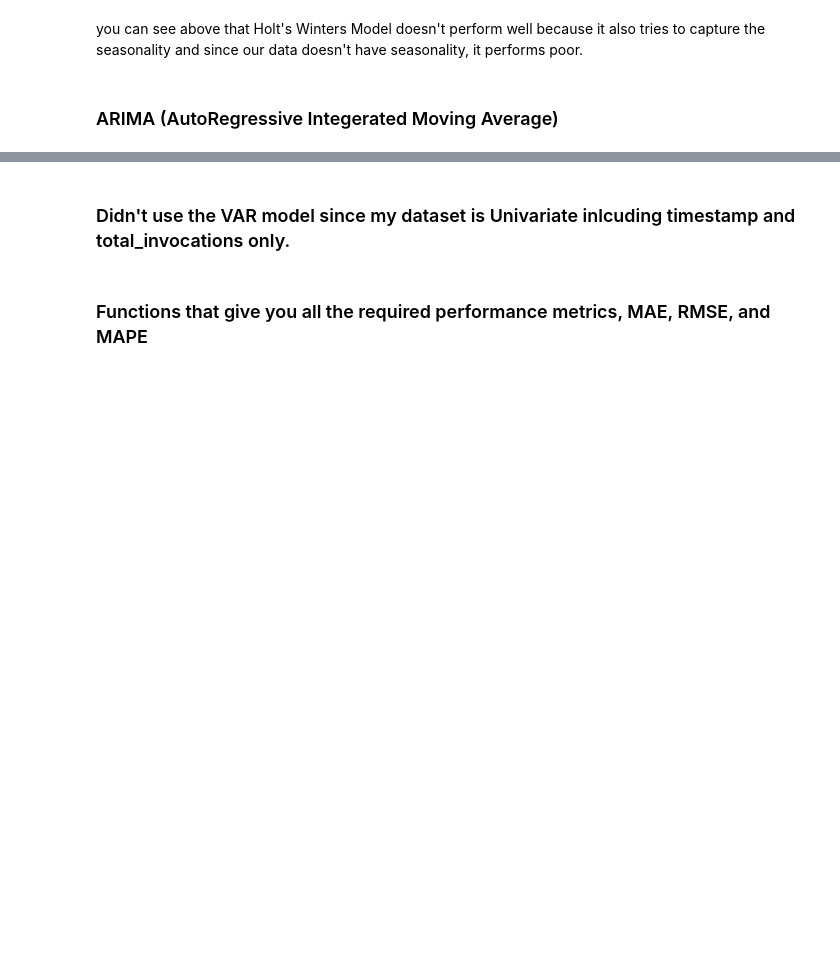
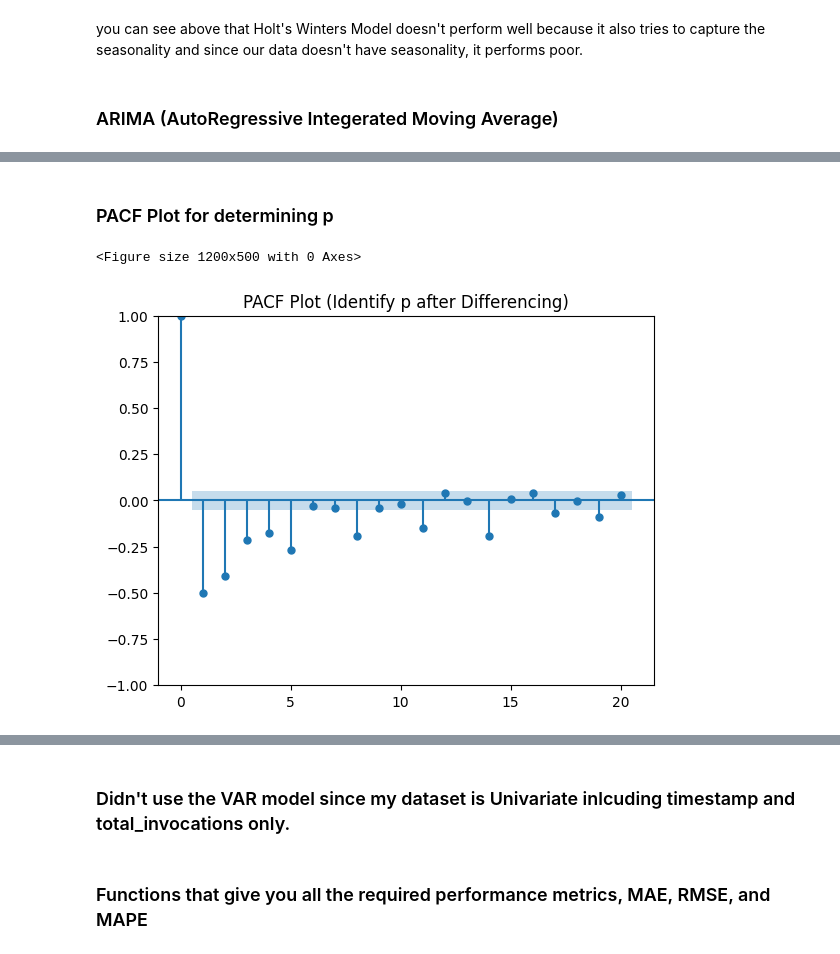
Before and after one commit to Suraez/time_series, a Jupyter notebook: Huwaei_invocation_dataset.ipynb, the cells around one changed output, grey strips where cells are left out. Drawn from its saved outputs; the diff is of its cells as text; code cells hidden in the pictures; blank space fills up the shorter version.

```diff
--- a/Huwaei_invocation_dataset.ipynb
+++ b/Huwaei_invocation_dataset.ipynb
@@ -120,0 +104,21 @@ you can see above that Holt's Winters Model doesn't perform well because it also
+# %%
+import pandas as pd
+from statsmodels.tsa.stattools import adfuller
+from statsmodels.graphics.tsaplots import plot_pacf, plot_acf
+
+time_series = df['total_invocations']
+def adf_test(series):
+    result = adfuller(series.dropna())
+    print(f"ADF Statistic: {result[0]}")
+    print(f"p-value: {result[1]}")
+    print("Critical Values:")
+    for key, value in result[4].items():
+        print(f"\t{key}: {value}")
+
+    if result[1] < 0.05:
+        print("Conclusion: The series is stationary (d=0).")
+    else:
+        print("Conclusion: The series is NOT stationary. Differencing required (d=1).")
+
+# Run ADF test
+adf_test(time_series)
@@ -120,0 +133,6 @@ you can see above that Holt's Winters Model doesn't perform well because it also
+# %%
+# Apply first differencing
+diff_series = time_series.diff().dropna()
+
+# Re-run ADF Test on differenced data
+adf_test(diff_series)
@@ -120,0 +147,10 @@ you can see above that Holt's Winters Model doesn't perform well because it also
+# %% [markdown]
+### PACF Plot for determining p
+# %%
+plt.figure(figsize=(12, 5))
+plot_pacf(diff_series, lags=20)
+plt.title("PACF Plot (Identify p after Differencing)")
+plt.show()
+# %% [output]
+<Figure size 1200x500 with 0 Axes>
+[figure, added]
```
Also changed, not shown: parts of 28 cells of this notebook.
